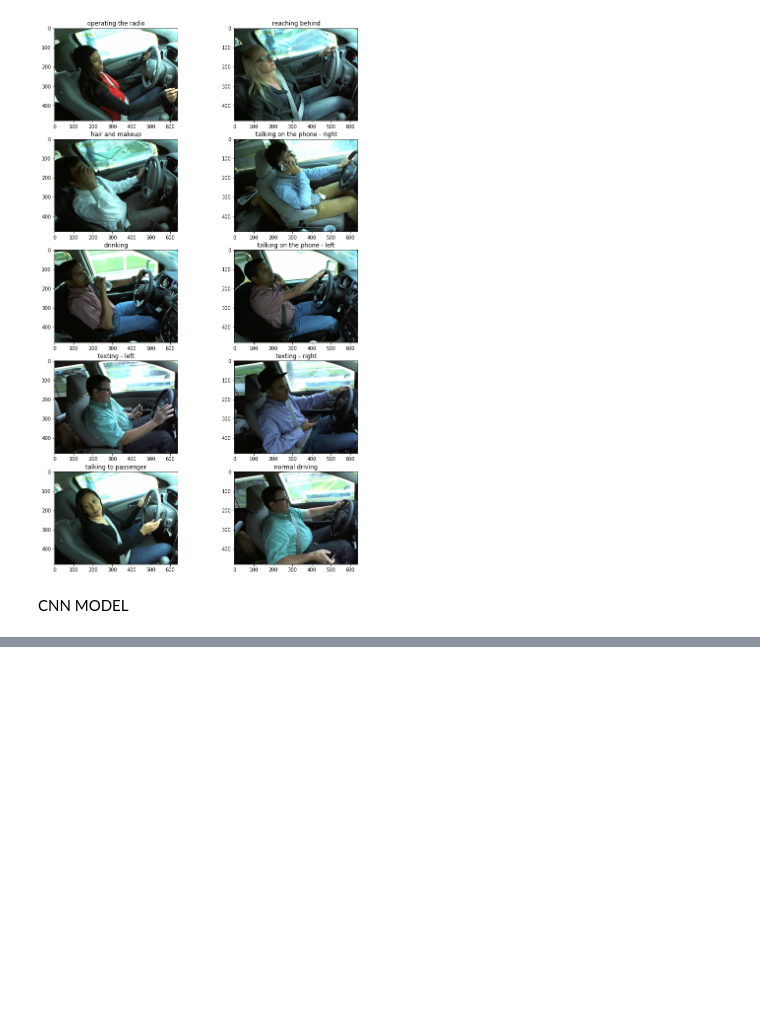
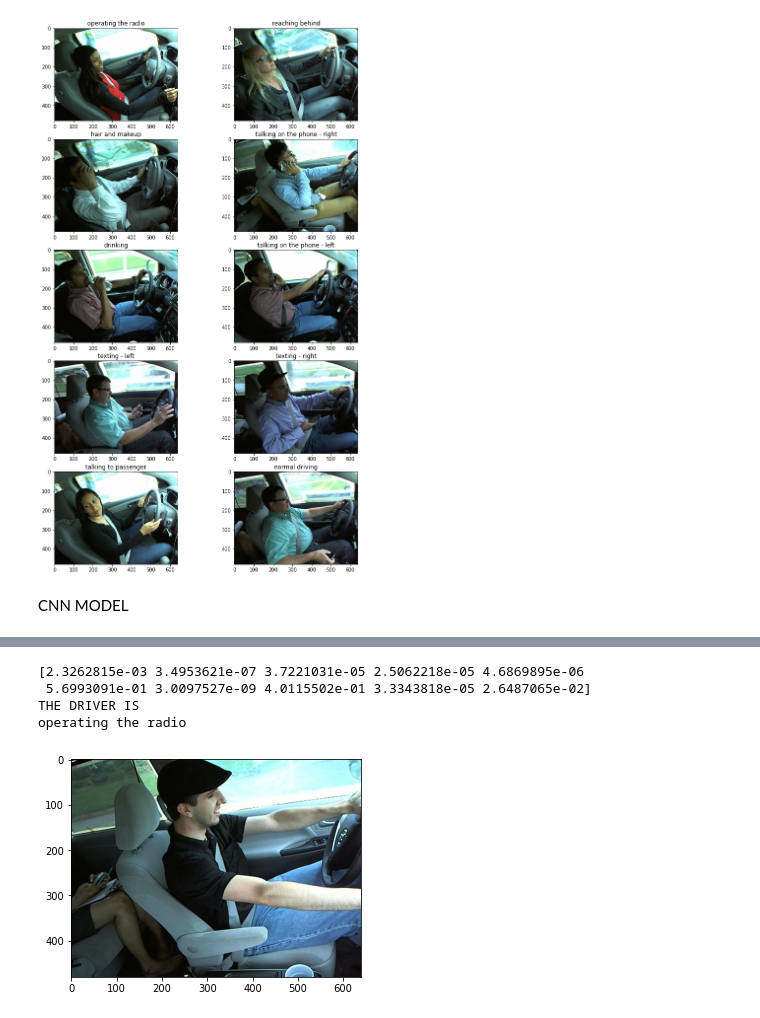
Before and after one commit to saahilanande/datamining_term_project, a Jupyter notebook: term-project.ipynb, the cells around one changed output, grey strips where cells are left out. Saved outputs shown, nothing was run; the diff lists cells and outputs as text; code cells hidden in the pictures; blank space fills up the shorter version.

```diff
--- a/term-project.ipynb
+++ b/term-project.ipynb
@@ -309,3 +295,29 @@ plot(history)
+# %%
+# Taking a random picture from test set
+import PIL
+# img_100049.jpg
+image=PIL.Image.open('../input/state-farm-distracted-driver-detection/imgs/test/img_10.jpg')
+plt.imshow(image)
+image=image.resize((64,64))
+img=x_test[1]
+img=np.array(image).reshape(-1,64,64,1)
+predd=cnnmodel.predict(img)
+print(predd[0])
+predd=predd.tolist()
+maxp=max(predd[0])
+ind=predd[0].index(maxp)
+values = types.values()
+
+#get the prediction
+values_list = list(values)
+print("THE DRIVER IS")
+print(values_list[ind])
+# %% [output]
+[2.3262815e-03 3.4953621e-07 3.7221031e-05 2.5062218e-05 4.6869895e-06
+ 5.6993091e-01 3.0097527e-09 4.0115502e-01 3.3343818e-05 2.6487065e-02]
+THE DRIVER IS
+operating the radio
+[figure, added]
 # %%
 #refrences
 
```
Also changed, not shown: parts of 5 cells of this notebook.
